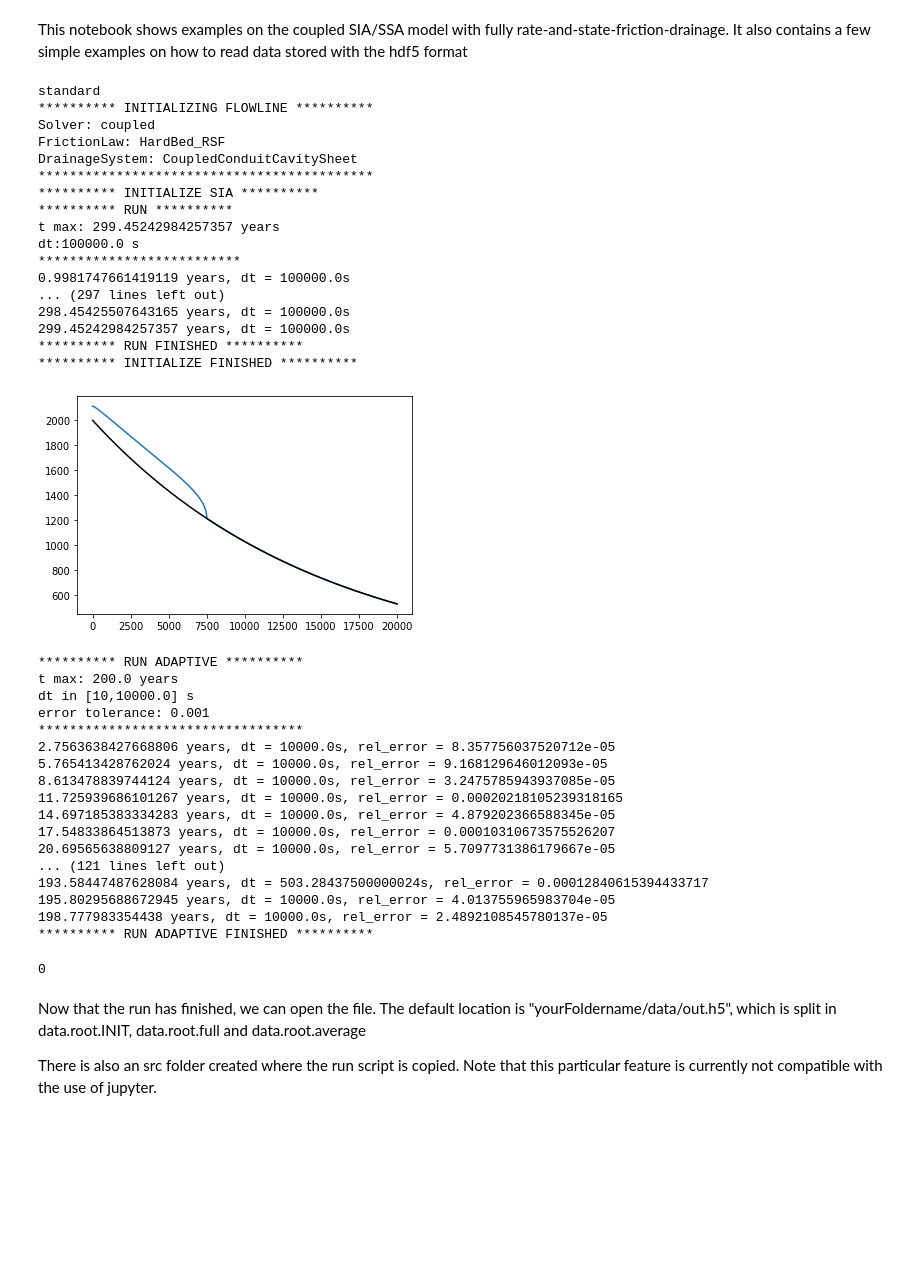
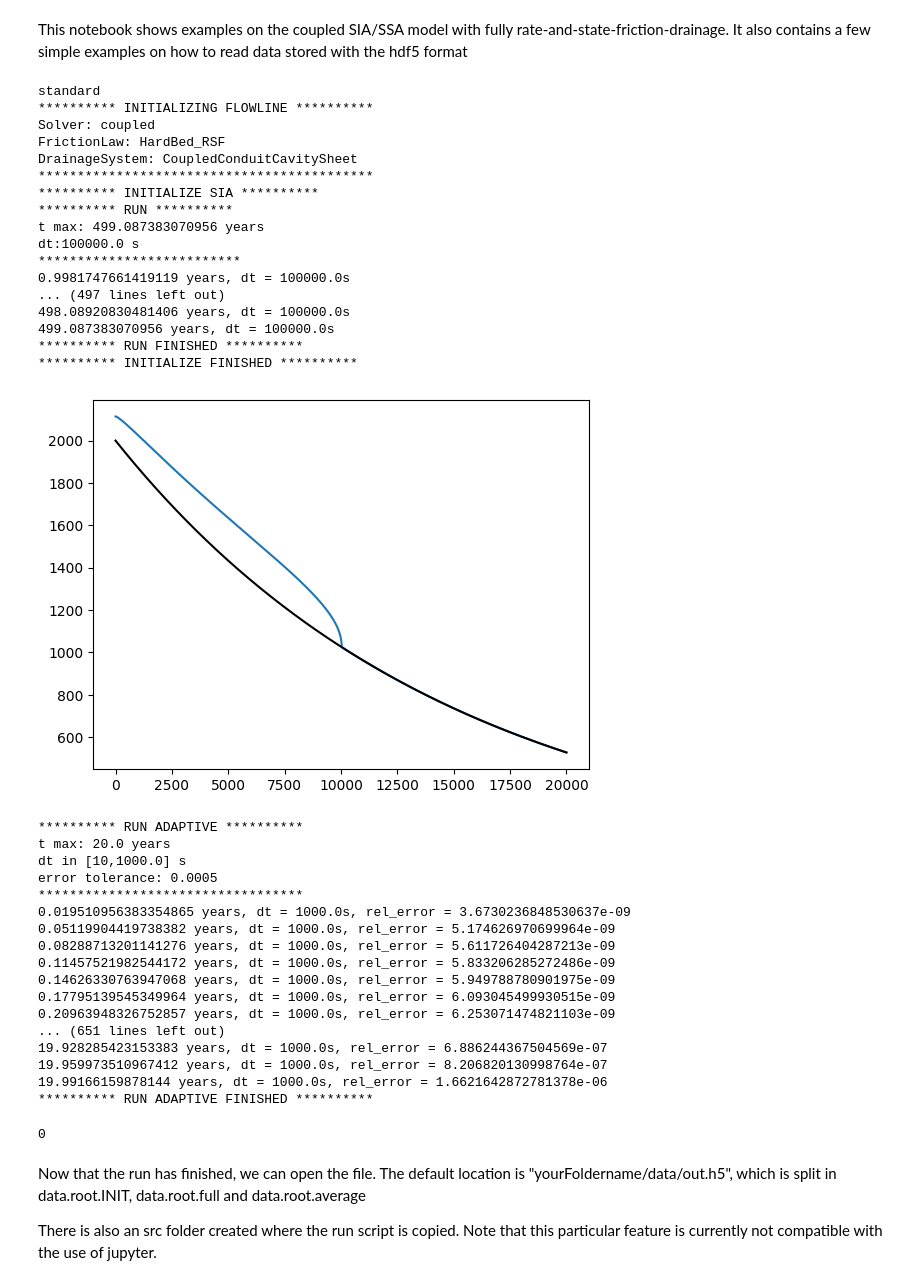
Before and after one commit to kjetilthogersen/pyGlacier, a Jupyter notebook: README_coupledSolver.ipynb, the cells around one changed output. Saved outputs shown, nothing was run; the diff lists cells and outputs as text; code cells hidden in the pictures; blank space fills up the shorter version.

```diff
--- a/README_coupledSolver.ipynb
+++ b/README_coupledSolver.ipynb
@@ -79,50 +82,50 @@ variables = {
     'file_format': 'hdf5'} }
 # %%
 glacier = pg.Flowline(variables = variables)
-glacier.runInitializeSIA(dt = 1e5, t_max = 300*3.15e7) # Start simulation with 300 years of SIA
+glacier.runInitializeSIA(dt = 1e5, t_max = 500*3.15e7) # Start simulation with 500 years of SIA
 
 plt.figure()
 plt.plot(glacier.x,glacier.H+glacier.b)
 plt.plot(glacier.x,glacier.b,'k')
 plt.show()
 # %% [output]
 standard
 ********** INITIALIZING FLOWLINE **********
 Solver: coupled
 FrictionLaw: HardBed_RSF
 DrainageSystem: CoupledConduitCavitySheet
 *******************************************
 ********** INITIALIZE SIA **********
 ********** RUN **********
-t max: 299.45242984257357 years
+t max: 499.087383070956 years
 dt:100000.0 s
 **************************
 0.9981747661419119 years, dt = 100000.0s
-... (297 lines left out)
-298.45425507643165 years, dt = 100000.0s
-299.45242984257357 years, dt = 100000.0s
+... (497 lines left out)
+498.08920830481406 years, dt = 100000.0s
+499.087383070956 years, dt = 100000.0s
 ********** RUN FINISHED **********
 ********** INITIALIZE FINISHED **********
-[figure, old version]
+[figure, new version]
 # %%
-glacier.runAdaptive(t_max = 200*pg.secondyears, dt_min = 10, dt_max = 1e4, error_tolerance = 1e-3, interval = 10) # 200 year simulation
+glacier.runAdaptive(t_max = 20*pg.secondyears, dt_min = 10, dt_max = 1e3, error_tolerance = 5e-4, interval = 10) # 20 year simulation
 # %% [output]
 ********** RUN ADAPTIVE **********
-t max: 200.0 years
-dt in [10,10000.0] s
-error tolerance: 0.001
+t max: 20.0 years
+dt in [10,1000.0] s
+error tolerance: 0.0005
 **********************************
-2.7563638427668806 years, dt = 10000.0s, rel_error = 8.357756037520712e-05
-5.765413428762024 years, dt = 10000.0s, rel_error = 9.168129646012093e-05
-8.613478839744124 years, dt = 10000.0s, rel_error = 3.2475785943937085e-05
-11.725939686101267 years, dt = 10000.0s, rel_error = 0.00020218105239318165
-14.697185383334283 years, dt = 10000.0s, rel_error = 4.879202366588345e-05
-17.54833864513873 years, dt = 10000.0s, rel_error = 0.00010310673575526207
-20.69565638809127 years, dt = 10000.0s, rel_error = 5.7097731386179667e-05
-... (121 lines left out)
-193.58447487628084 years, dt = 503.28437500000024s, rel_error = 0.00012840615394433717
-195.80295688672945 years, dt = 10000.0s, rel_error = 4.013755965983704e-05
-198.777983354438 years, dt = 10000.0s, rel_error = 2.4892108545780137e-05
+0.019510956383354865 years, dt = 1000.0s, rel_error = 3.6730236848530637e-09
+0.05119904419738382 years, dt = 1000.0s, rel_error = 5.174626970699964e-09
+0.08288713201141276 years, dt = 1000.0s, rel_error = 5.611726404287213e-09
+0.11457521982544172 years, dt = 1000.0s, rel_error = 5.833206285272486e-09
+0.14626330763947068 years, dt = 1000.0s, rel_error = 5.949788780901975e-09
+0.17795139545349964 years, dt = 1000.0s, rel_error = 6.093045499930515e-09
+0.20963948326752857 years, dt = 1000.0s, rel_error = 6.253071474821103e-09
+... (651 lines left out)
+19.928285423153383 years, dt = 1000.0s, rel_error = 6.886244367504569e-07
+19.959973510967412 years, dt = 1000.0s, rel_error = 8.206820130998764e-07
+19.99166159878144 years, dt = 1000.0s, rel_error = 1.6621642872781378e-06
 ********** RUN ADAPTIVE FINISHED **********
 0
 # %% [markdown]
```
Also changed, not shown: parts of 4 cells of this notebook, 5 other files.
